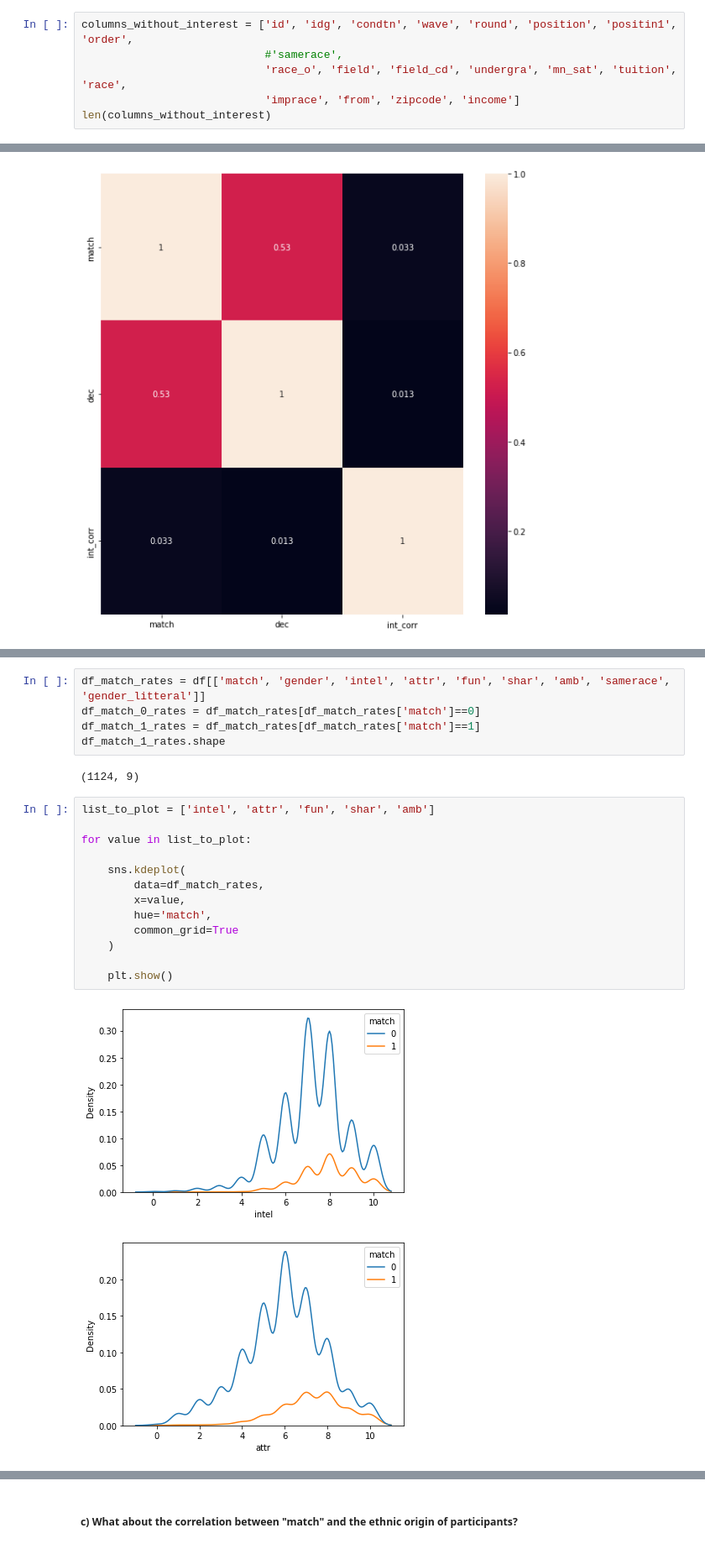
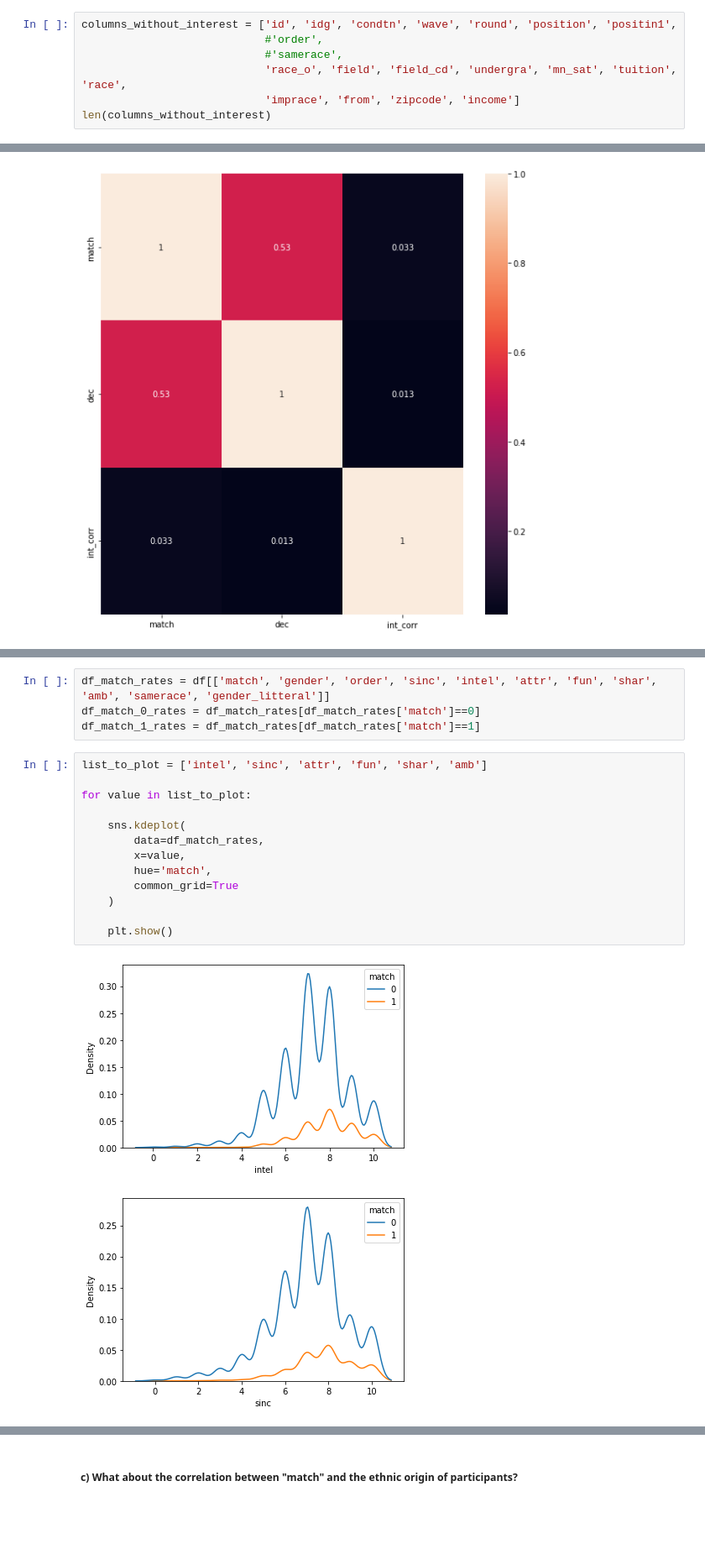
Before and after one commit to christophe-derache/certification35288_bloc2-speed_dating_project, a Jupyter notebook: DERACHE_Projet_Speed_Dating.ipynb.ipynb, the cells around one changed output, grey strips where cells are left out. Shown at 84% size. Drawn from its saved outputs; the diff is of its cells as text; blank space fills up the shorter version.

```diff
--- a/DERACHE_Projet_Speed_Dating.ipynb.ipynb
+++ b/DERACHE_Projet_Speed_Dating.ipynb.ipynb
@@ -371,7 +382,8 @@ len(columns_containing_too_few_data)
 # %% [output]
 43
 # %%
-columns_without_interest = ['id', 'idg', 'condtn', 'wave', 'round', 'position', 'positin1', 'order',
+columns_without_interest = ['id', 'idg', 'condtn', 'wave', 'round', 'position', 'positin1',
+                            #'order',
                             #'samerace',
                             'race_o', 'field', 'field_cd', 'undergra', 'mn_sat', 'tuition', 'race',
                             'imprace', 'from', 'zipcode', 'income']
@@ -501,23 +522,20 @@ Index(['iid', 'gender', 'partner', 'pid', 'match', 'int_corr', 'samerace',
 # %%
-df_match_rates = df[['match', 'gender', 'intel', 'attr', 'fun', 'shar', 'amb', 'samerace', 'gender_litteral']]
+df_match_rates = df[['match', 'gender', 'order', 'sinc', 'intel', 'attr', 'fun', 'shar', 'amb', 'samerace', 'gender_litteral']]
 df_match_0_rates = df_match_rates[df_match_rates['match']==0]
 df_match_1_rates = df_match_rates[df_match_rates['match']==1]
-df_match_1_rates.shape
-# %% [output]
-(1124, 9)
 # %%
-list_to_plot = ['intel', 'attr', 'fun', 'shar', 'amb']
+list_to_plot = ['intel', 'sinc', 'attr', 'fun', 'shar', 'amb']
 
 for value in list_to_plot:
 
     sns.kdeplot(
         data=df_match_rates,
         x=value,
         hue='match',
         common_grid=True
     )
 
     plt.show()
 # %% [output]
 [figure]
-[figure, old version]
+[figure, new version]
```
Also changed, not shown: parts of 19 cells of this notebook, 2 other files.
